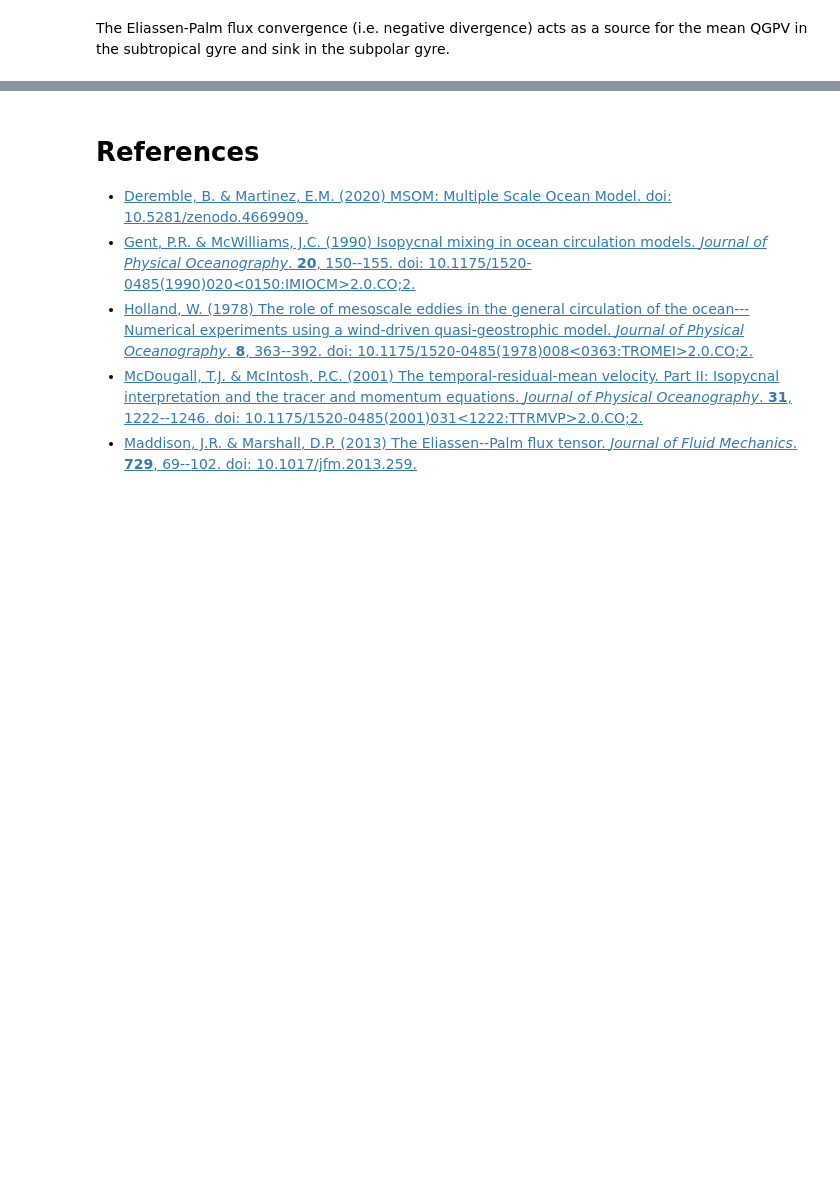
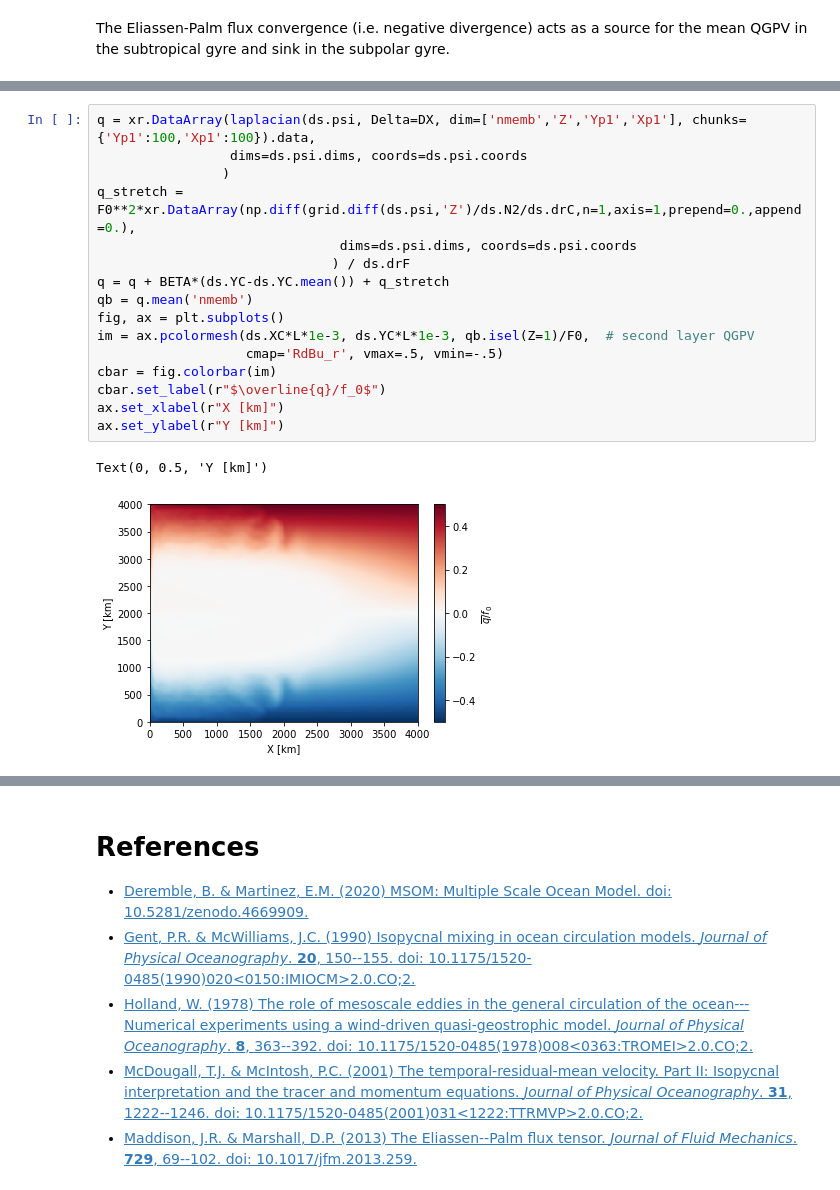
Before and after one commit to roxyboy/Earth-Cube-2021, a Jupyter notebook: notebooks/TU_05_Diagnosing-the-Eliassen-Palm-flux-from-a-quasi-geostrophic-double-gyre-ensemble.ipynb, the cells around one changed output, grey strips where cells are left out. Saved outputs shown, nothing was run; the diff lists cells and outputs as text; blank space fills up the shorter version.

```diff
--- a/notebooks/TU_05_Diagnosing-the-Eliassen-Palm-flux-from-a-quasi-geostrophic-double-gyre-ensemble.ipynb
+++ b/notebooks/TU_05_Diagnosing-the-Eliassen-Palm-flux-from-a-quasi-geostrophic-double-gyre-ensemble.ipynb
@@ -861,0 +919,19 @@ The Eliassen-Palm flux convergence (i.e. negative divergence) acts as a source f
+# %%
+q = xr.DataArray(laplacian(ds.psi, Delta=DX, dim=['nmemb','Z','Yp1','Xp1'], chunks={'Yp1':100,'Xp1':100}).data,
+                 dims=ds.psi.dims, coords=ds.psi.coords
+                )
+q_stretch = F0**2*xr.DataArray(np.diff(grid.diff(ds.psi,'Z')/ds.N2/ds.drC,n=1,axis=1,prepend=0.,append=0.),
+                               dims=ds.psi.dims, coords=ds.psi.coords
+                              ) / ds.drF
+q = q + BETA*(ds.YC-ds.YC.mean()) + q_stretch
+qb = q.mean('nmemb')
+fig, ax = plt.subplots()
+im = ax.pcolormesh(ds.XC*L*1e-3, ds.YC*L*1e-3, qb.isel(Z=1)/F0,  # second layer QGPV
+                   cmap='RdBu_r', vmax=.5, vmin=-.5)
+cbar = fig.colorbar(im)
+cbar.set_label(r"$\overline{q}/f_0$")
+ax.set_xlabel(r"X [km]")
+ax.set_ylabel(r"Y [km]")
+# %% [output]
+Text(0, 0.5, 'Y [km]')
+[figure, added]
```
Also changed, not shown: parts of 16 cells of this notebook.
